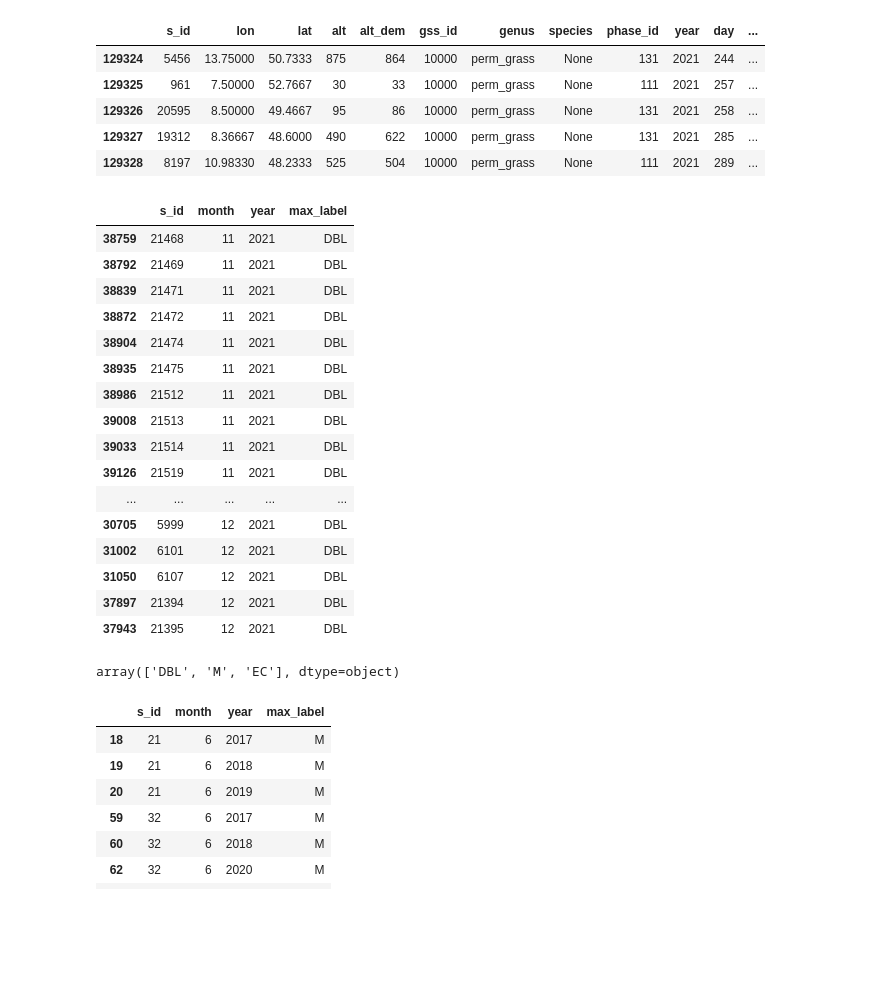
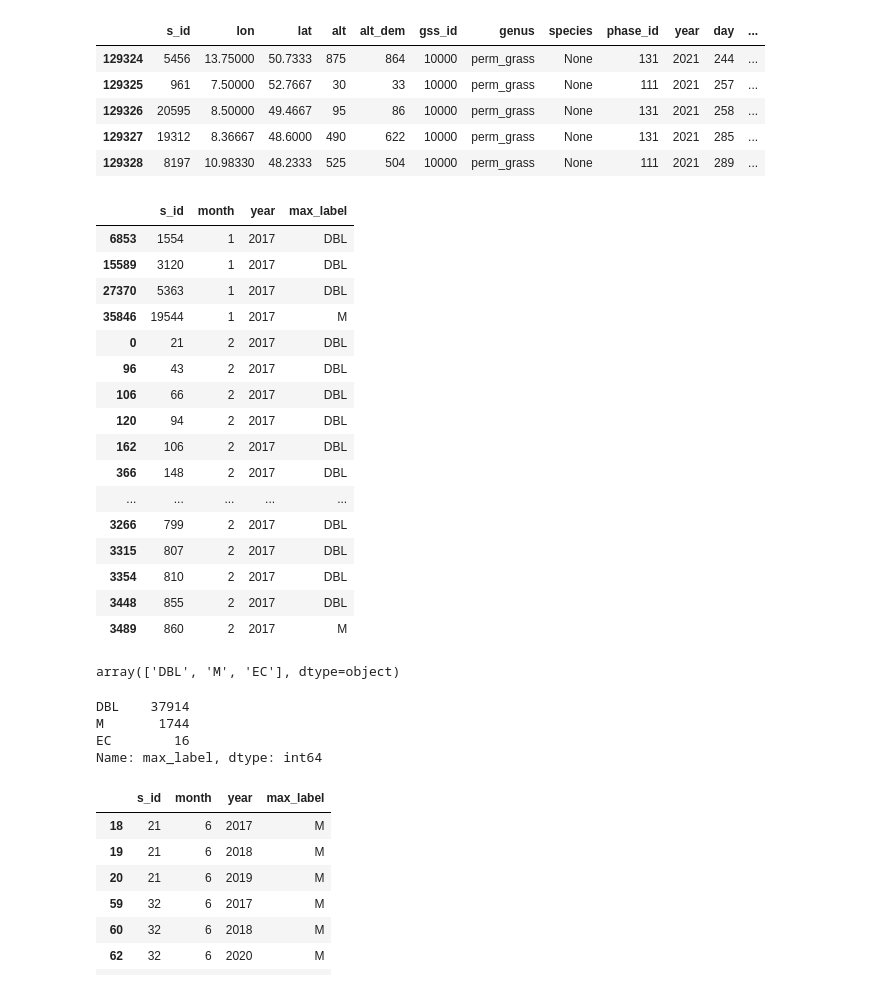
Before and after one commit to Vk0z/vitpheno, a Jupyter notebook: GEE/s2_patch_extraction_gee.ipynb, the cells around one changed output. Saved outputs shown, nothing was run; the diff lists cells and outputs as text; code cells hidden in the pictures; blank space fills up the shorter version.

```diff
--- a/GEE/s2_patch_extraction_gee.ipynb
+++ b/GEE/s2_patch_extraction_gee.ipynb
@@ -130,29 +145,36 @@ freqresults_df = envelopes_gdf.groupby(['s_id', pd.Grouper(key='month'), pd.Grou
 freqresults_df = freqresults_df.rename(columns={'Label': 'max_label'})
 # %%
 # Check if it works correctly
-freqresults_df.sort_values(['year', 'month']).tail(50)
+freqresults_df.sort_values(['year', 'month']).head(50)
 # %% [output]
 |  | s_id | month | year | max_label |
-| 38759 | 21468 | 11 | 2021 | DBL |
-| 38792 | 21469 | 11 | 2021 | DBL |
-| 38839 | 21471 | 11 | 2021 | DBL |
-| 38872 | 21472 | 11 | 2021 | DBL |
-| 38904 | 21474 | 11 | 2021 | DBL |
-| 38935 | 21475 | 11 | 2021 | DBL |
-| 38986 | 21512 | 11 | 2021 | DBL |
-| 39008 | 21513 | 11 | 2021 | DBL |
-| 39033 | 21514 | 11 | 2021 | DBL |
-| 39126 | 21519 | 11 | 2021 | DBL |
+| 6853 | 1554 | 1 | 2017 | DBL |
+| 15589 | 3120 | 1 | 2017 | DBL |
+| 27370 | 5363 | 1 | 2017 | DBL |
+| 35846 | 19544 | 1 | 2017 | M |
+| 0 | 21 | 2 | 2017 | DBL |
+| 96 | 43 | 2 | 2017 | DBL |
+| 106 | 66 | 2 | 2017 | DBL |
+| 120 | 94 | 2 | 2017 | DBL |
+| 162 | 106 | 2 | 2017 | DBL |
+| 366 | 148 | 2 | 2017 | DBL |
 | ... | ... | ... | ... | ... |
-| 30705 | 5999 | 12 | 2021 | DBL |
-| 31002 | 6101 | 12 | 2021 | DBL |
-| 31050 | 6107 | 12 | 2021 | DBL |
-| 37897 | 21394 | 12 | 2021 | DBL |
-| 37943 | 21395 | 12 | 2021 | DBL |
+| 3266 | 799 | 2 | 2017 | DBL |
+| 3315 | 807 | 2 | 2017 | DBL |
+| 3354 | 810 | 2 | 2017 | DBL |
+| 3448 | 855 | 2 | 2017 | DBL |
+| 3489 | 860 | 2 | 2017 | M |
 # %%
 freqresults_df['max_label'].unique()
 # %% [output]
 array(['DBL', 'M', 'EC'], dtype=object)
+# %%
+freqresults_df['max_label'].value_counts()
+# %% [output]
+DBL    37914
+M       1744
+EC        16
+Name: max_label, dtype: int64
 # %%
 freqresults_df[freqresults_df['max_label'] == 'M'].head(10)
 # %% [output]
```
Also changed, not shown: parts of 28 cells of this notebook.
